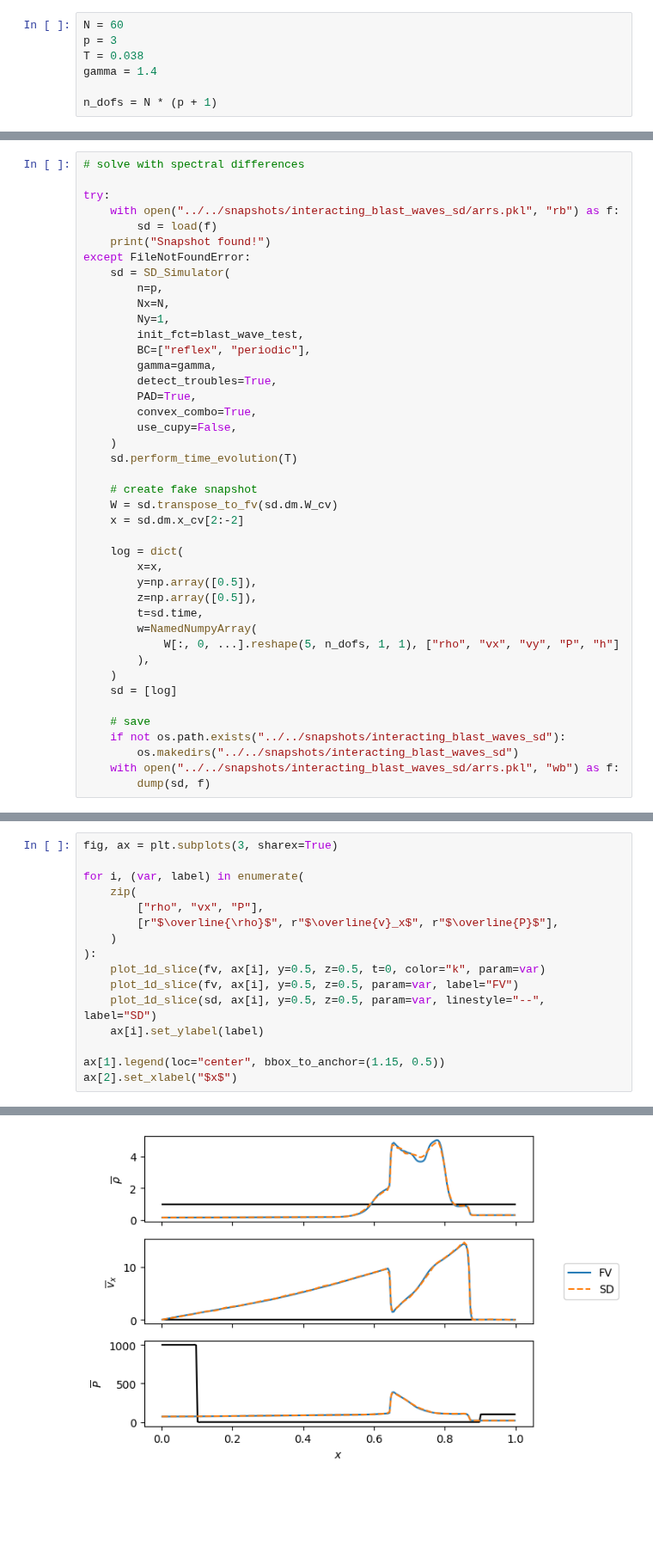
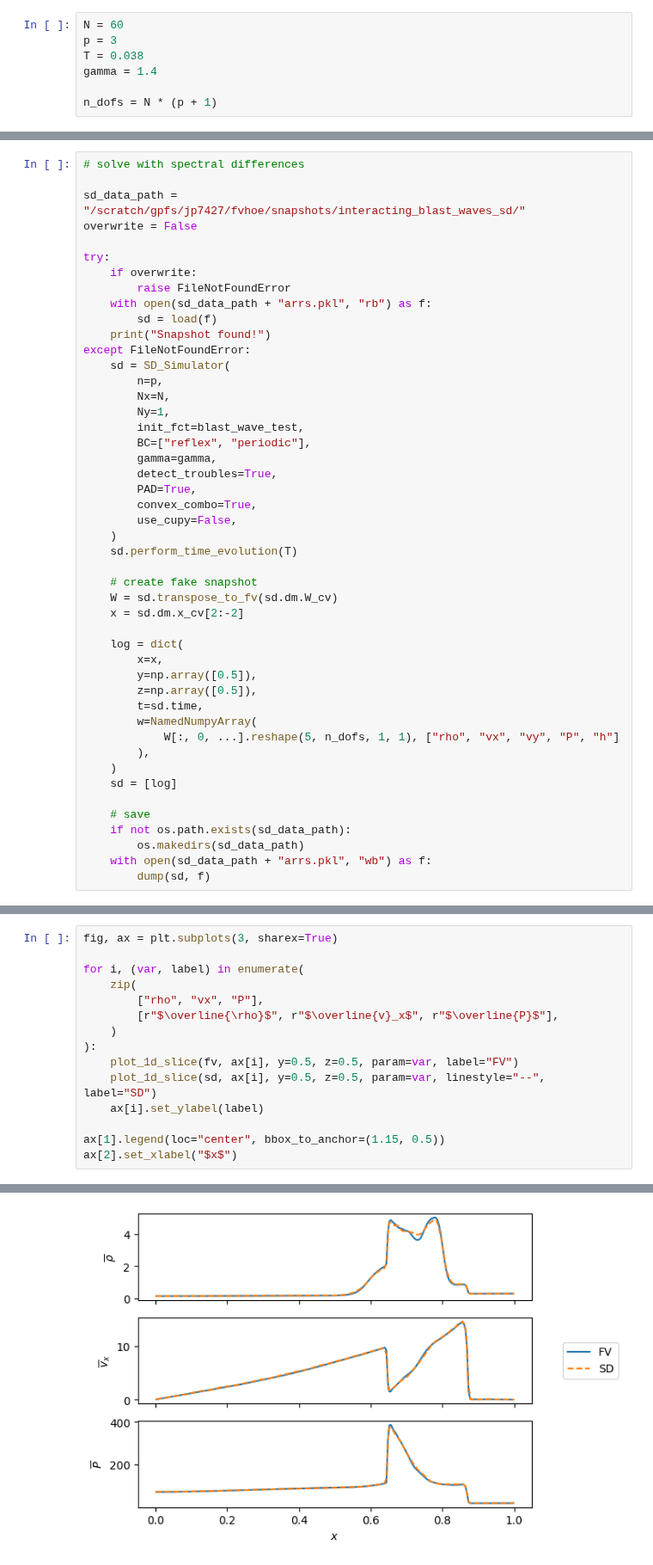
Before and after one commit to jpalafou/FVHOE, a Jupyter notebook: examples/euler/compare_sd_interacting_blast_waves.ipynb, the cells around one changed output, grey strips where cells are left out. Shown at 86% size. Saved outputs shown, nothing was run; the diff lists cells and outputs as text; blank space fills up the shorter version.

```diff
--- a/examples/euler/compare_sd_interacting_blast_waves.ipynb
+++ b/examples/euler/compare_sd_interacting_blast_waves.ipynb
@@ -73,8 +48,13 @@ Snapshots saved to ../../snapshots/interacting_blast_waves
 # %%
 # solve with spectral differences
 
+sd_data_path = "/scratch/gpfs/jp7427/fvhoe/snapshots/interacting_blast_waves_sd/"
+overwrite = False
+
 try:
-    with open("../../snapshots/interacting_blast_waves_sd/arrs.pkl", "rb") as f:
+    if overwrite:
+        raise FileNotFoundError
+    with open(sd_data_path + "arrs.pkl", "rb") as f:
         sd = load(f)
     print("Snapshot found!")
 except FileNotFoundError:
@@ -108,8 +88,8 @@ except FileNotFoundError:
     sd = [log]
 
     # save
-    if not os.path.exists("../../snapshots/interacting_blast_waves_sd"):
-        os.makedirs("../../snapshots/interacting_blast_waves_sd")
-    with open("../../snapshots/interacting_blast_waves_sd/arrs.pkl", "wb") as f:
+    if not os.path.exists(sd_data_path):
+        os.makedirs(sd_data_path)
+    with open(sd_data_path + "arrs.pkl", "wb") as f:
         dump(sd, f)
 # %% [output]
@@ -123,7 +103,6 @@ for i, (var, label) in enumerate(
         [r"$\overline{\rho}$", r"$\overline{v}_x$", r"$\overline{P}$"],
     )
 ):
-    plot_1d_slice(fv, ax[i], y=0.5, z=0.5, t=0, color="k", param=var)
     plot_1d_slice(fv, ax[i], y=0.5, z=0.5, param=var, label="FV")
     plot_1d_slice(sd, ax[i], y=0.5, z=0.5, param=var, linestyle="--", label="SD")
     ax[i].set_ylabel(label)
@@ -143,2 +119,2 @@ t=0.04, x=[0.00, 1.00], y=0.50, z=0.50
 Text(0.5, 0, '$x$')
-[figure, old version]
+[figure, new version]
```
Also changed, not shown: parts of 4 cells of this notebook, 6 other files.
